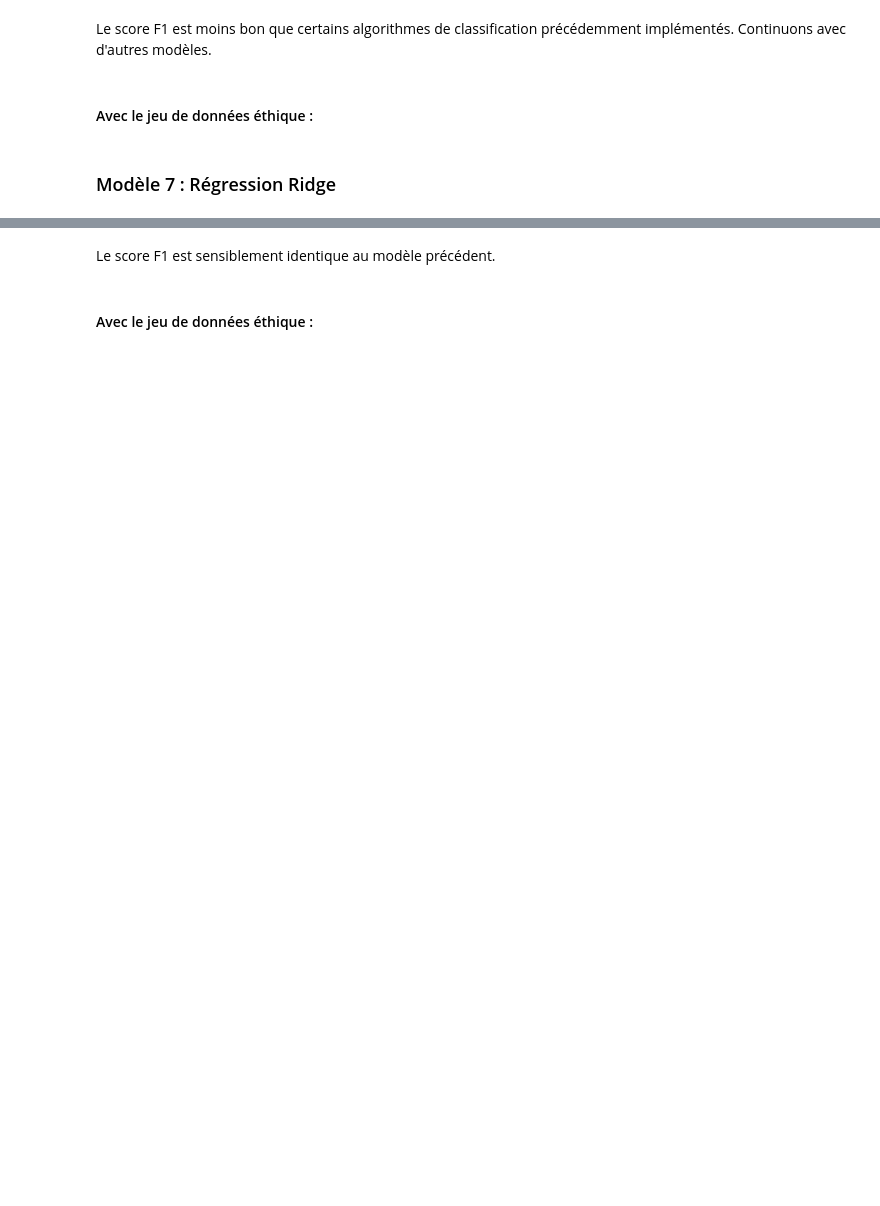
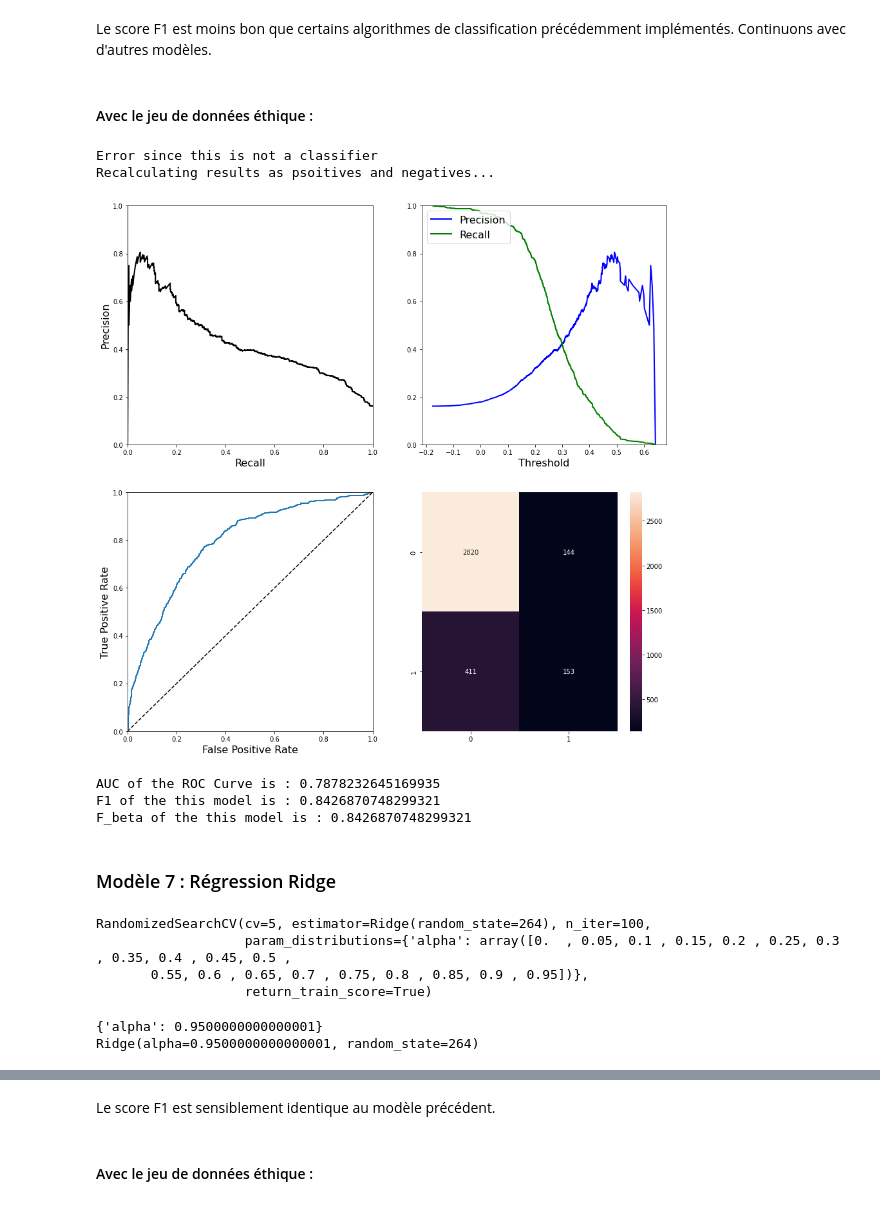
Before and after one commit to 5c0rp264/AI_Project, a Jupyter notebook: Copie_de_Copie_de_Copie_de_Copie_de_Copie_de_Copie_de_Copie_de_Copie_de_Copie_de_Copie_de_IA_groupe1.ipynb, the cells around one changed output, grey strips where cells are left out. Drawn from its saved outputs; the diff is of its cells as text; code cells hidden in the pictures; blank space fills up the shorter version.

```diff
--- a/Copie_de_Copie_de_Copie_de_Copie_de_Copie_de_Copie_de_Copie_de_Copie_de_Copie_de_Copie_de_IA_groupe1.ipynb
+++ b/Copie_de_Copie_de_Copie_de_Copie_de_Copie_de_Copie_de_Copie_de_Copie_de_Copie_de_Copie_de_IA_groupe1.ipynb
@@ -1330,5 +1342,5 @@ param_distribs = {
         'l1_ratio': np.arange(0, 0.12, 0.03),
     }
 # elastic_regr.get_params().keys()
-rd_search = RandomizedSearchCV(elastic_regr, param_distribs, n_iter = 100, cv=5, return_train_score=True)
+rd_search = RandomizedSearchCV(elastic_regr, param_distribs, n_iter = 50, cv=5, return_train_score=True)
 rd_search.fit(X_train_non_ethical, y_label_num)
@@ -1350,21 +1378,28 @@ Le score F1 est moins bon que certains algorithmes de classification précédemm
 # %%
 elastic_regr = ElasticNetCV(cv=5, random_state=264)
 elastic_regr.fit(X_train_ethical, y_label_num)
 
 param_distribs = {
         'cv': [randint(1, 15) for _ in range(5)],
         'l1_ratio': np.arange(0, 0.12, 0.03),
     }
 # elastic_regr.get_params().keys()
-rd_search = RandomizedSearchCV(elastic_regr, param_distribs, n_iter = 100, cv=5, return_train_score=True)
+rd_search = RandomizedSearchCV(elastic_regr, param_distribs, n_iter = 50, cv=5, return_train_score=True)
 rd_search.fit(X_train_ethical, y_label_num)
 result = crossValPredPlot(rd_search.best_estimator_, X_train_ethical, y_label_num, 5, make_plot=True, method="predict", treshold_reg=0.35)
 data_models_ethical_comparison['Model'].append("Lasso")
 data_models_ethical_comparison['F_beta'].append(result["F_beta"])
 data_models_ethical_comparison['F1'].append(result["F1"])
 data_models_ethical_comparison['AUC'].append(result["AUC"])
 data_models_ethical_comparison['fpr'].append(result["fpr"])
 data_models_ethical_comparison['tpr'].append(result["tpr"])
+# %% [output]
+Error since this is not a classifier
+Recalculating results as psoitives and negatives...
+[figure, added]
+AUC of the ROC Curve is : 0.7878232645169935
+F1 of the this model is : 0.8426870748299321
+F_beta of the this model is : 0.8426870748299321
 # %% [markdown]
 ### Modèle 7 : Régression Ridge
 # %%
@@ -1379,9 +1414,17 @@ param_distribs = {
 # elastic_regr.get_params().keys()
 rd_search = RandomizedSearchCV(ridge_regr, param_distribs, n_iter = 100, cv=5, return_train_score=True)
 rd_search.fit(X_train_non_ethical, y_label_num)
+# %% [output]
+RandomizedSearchCV(cv=5, estimator=Ridge(random_state=264), n_iter=100,
+                   param_distributions={'alpha': array([0.  , 0.05, 0.1 , 0.15, 0.2 , 0.25, 0.3 , 0.35, 0.4 , 0.45, 0.5 ,
+       0.55, 0.6 , 0.65, 0.7 , 0.75, 0.8 , 0.85, 0.9 , 0.95])},
+                   return_train_score=True)
 # %%
 print(rd_search.best_params_)
 print(rd_search.best_estimator_)
+# %% [output]
+{'alpha': 0.9500000000000001}
+Ridge(alpha=0.9500000000000001, random_state=264)
 # %%
 result = crossValPredPlot(rd_search.best_estimator_, X_train_non_ethical, y_label_num, 5, make_plot=True, method="predict", treshold_reg=0.35)
 data_models_comparison['Model'].append("Ridge")
```
Also changed, not shown: parts of 38 cells of this notebook.
